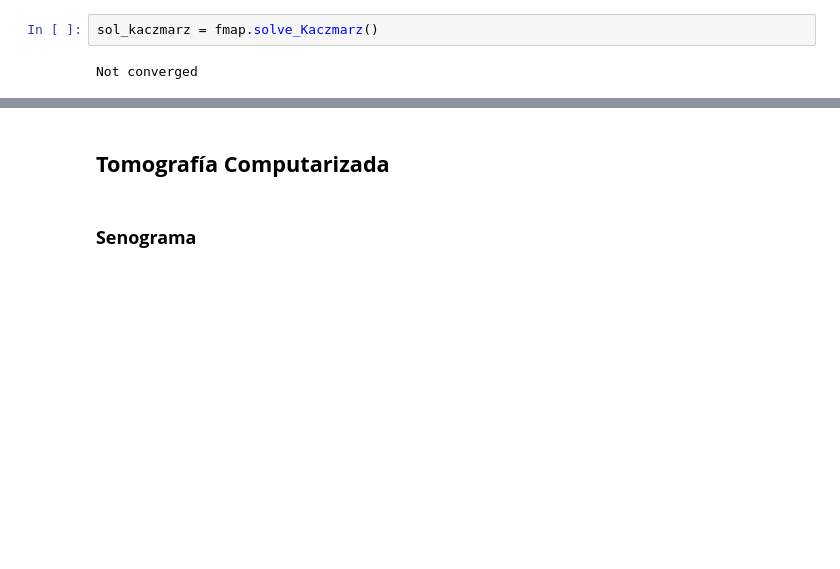
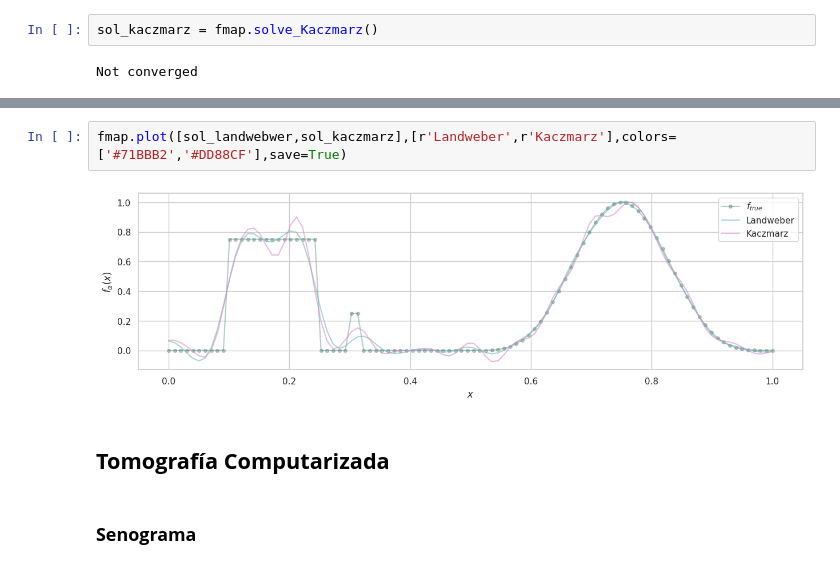
Before and after one commit to edserranoc/Inverse-Problems, a Jupyter notebook: 2. Landweber and Kaczmarz Method/tarea_2.ipynb, the cells around one changed output, grey strips where cells are left out. Saved outputs shown, nothing was run; the diff lists cells and outputs as text; blank space fills up the shorter version.

```diff
--- a/2. Landweber and Kaczmarz Method/tarea_2.ipynb
+++ b/2. Landweber and Kaczmarz Method/tarea_2.ipynb
@@ -154,3 +154,7 @@ fmap.plot([sol_kaczmarz],[r'Kaczmarz'],colors=['#A31D1D'],save=True)
+# %%
+fmap.plot([sol_landwebwer,sol_kaczmarz],[r'Landweber',r'Kaczmarz'],colors=['#71BBB2','#DD88CF'],save=True)
+# %% [output]
+[figure, added]
 # %% [markdown]
 ## <font color="8C3061" >**Tomografía Computarizada**</font>
 # %% [markdown]
```
Also changed, not shown: parts of 4 cells of this notebook, 6 other files.
